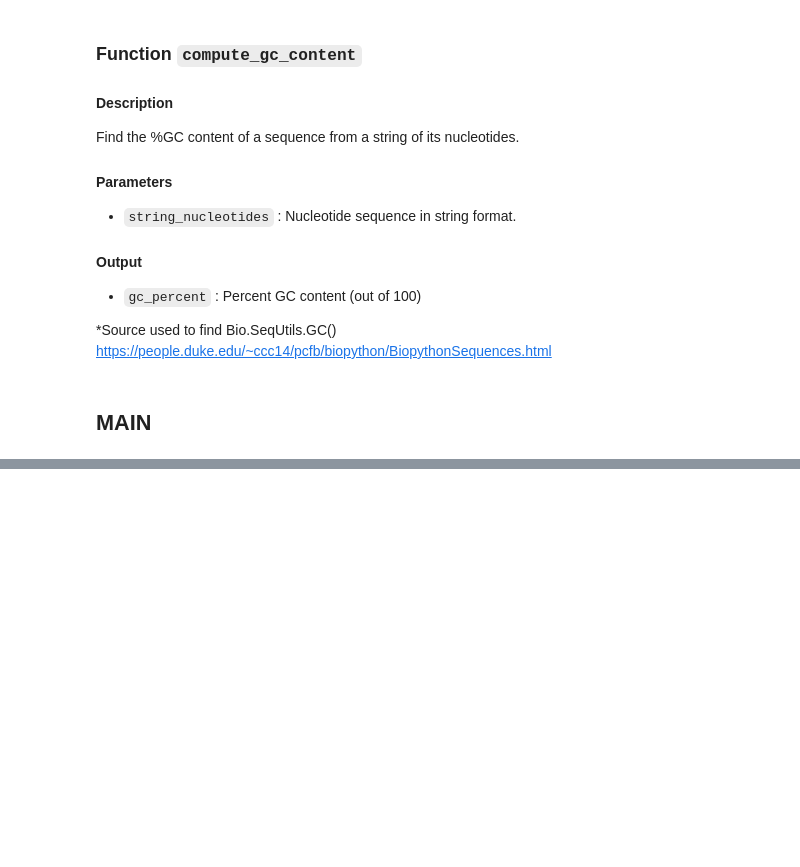
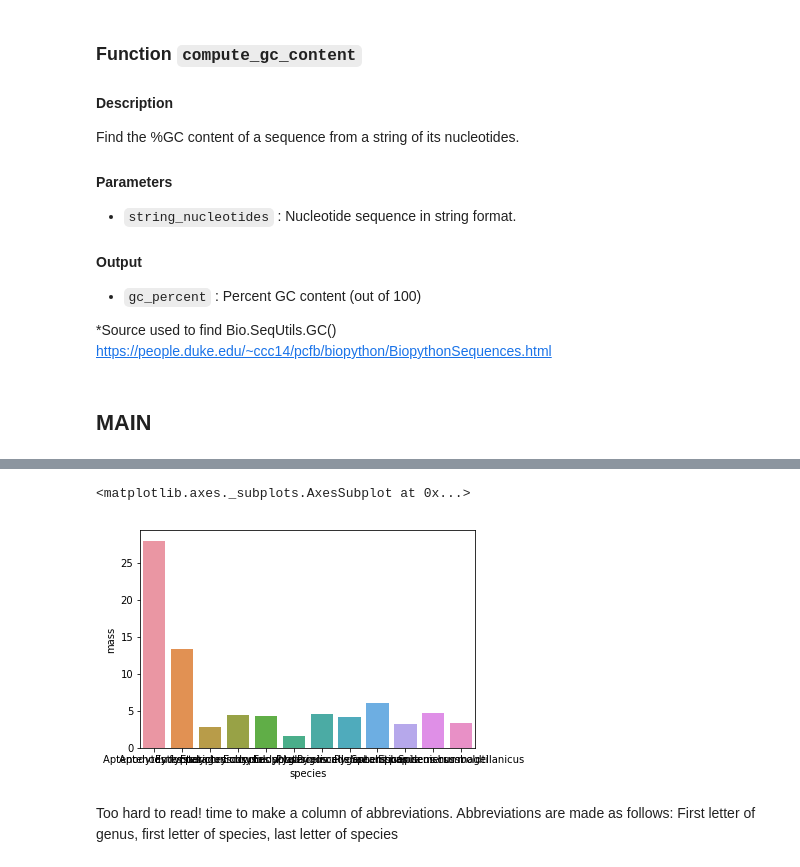
Before and after one commit to jazellim/BCB546X_Python_Assignment, a Jupyter notebook: Python_Assignment_Notebook.ipynb, the cells around one changed output, grey strips where cells are left out. Cells and saved outputs as stored; diff of their text form; code cells hidden in the pictures; blank space fills up the shorter version.

```diff
--- a/Python_Assignment_Notebook.ipynb
+++ b/Python_Assignment_Notebook.ipynb
@@ -146,8 +147,9 @@ Convert a string of nucleotide sequence to a string of amino acid sequence with
 
 *source: https://biopython.org/DIST/docs/api/Bio.Seq-module.html
 # %%
+from Bio.Seq import Seq
 def translate_alternative(string_nucleotides):
-    aa_seq_string = translate(string_nucleotides,table="Vertebrate Mitochondrial",to_stop=True) # use biopython tools to translate nucleotide string to amino acids
+    aa_seq_string = string_nucleotides.translate(table="Vertebrate Mitochondrial",to_stop=True) # use biopython tools to translate nucleotide string to amino acids
     return aa_seq_string #return translated string
 # %%
 ## 4 ##
@@ -175,8 +179,9 @@ Find the molecular weight of a protein from a string of its amino acid sequence.
 # %%
 from Bio.SeqUtils.ProtParam import ProteinAnalysis #import protein analysis package
+from Bio.SeqUtils import molecular_weight
 def compute_molecular_weight(aa_seq):
-    seq_string = str(aa_seq) #if sequence is not already in string format, convert it
-    MW = molecular_weight(seq_string) # find the molecular weight of the protein based on the amino acid sequence.
+    #seq_string = str(aa_seq) #if sequence is not already in string format, convert it
+    MW = molecular_weight(aa_seq) # find the molecular weight of the protein based on the amino acid sequence.
     return MW
 # %%
 ## 5 ##
@@ -227,3 +248,16 @@ for index, row in penguins_copy.iterrows(): # iterate through the rows of the da
 #     get the molecular weight of aa_seq
 #     get the GC content of the DNA sequence
 #     fill in empty cells in DF that you created above
+# %%
+mol_wt = [] #initialize empty list for molecular weights
+perc_GC = [] #initialize empty list for %GC content
+for key, value in cytb_seqs.items(): #iterate through each sequence
+    aa_seq = translate_alternative(value) #translate nucleotide sequence to amino acids
+    MW = compute_molecular_weight(aa_seq) #calculate molecular weight of amino acid sequence
+    GC_percent = compute_gc_content(value) #calculate percent GC content in nucleotide sequence
+    mol_wt.append(MW) #append MW result to mol_wt list
+    perc_GC.append(GC_percent) #append %GC result to perc_GC list
+# %%
+for index, row in penguins_copy.iterrows(): # iterate through the rows of the dataframe
+    penguins_copy.loc[index,'molecular.weight'] = mol_wt[index]
+    penguins_copy.loc[index,'percent.GC'] = perc_GC[index]
@@ -234,0 +290,8 @@ for index, row in penguins_copy.iterrows(): # iterate through the rows of the da
+# %%
+sns.barplot(penguins_copy['species'],penguins_copy['mass']) # plot mass on y-axis and species on x-axis
+# %% [output]
+<matplotlib.axes._subplots.AxesSubplot at 0x...>
+[figure, added]
+# %% [markdown]
+Too hard to read! time to make a column of abbreviations.
+Abbreviations are made as follows: First letter of genus, first letter of species, last letter of species
```
Also changed, not shown: parts of 14 cells of this notebook.
